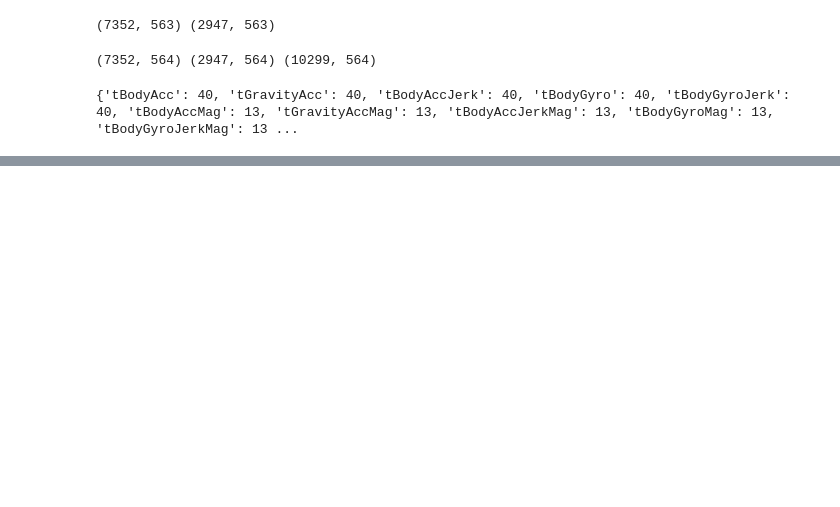
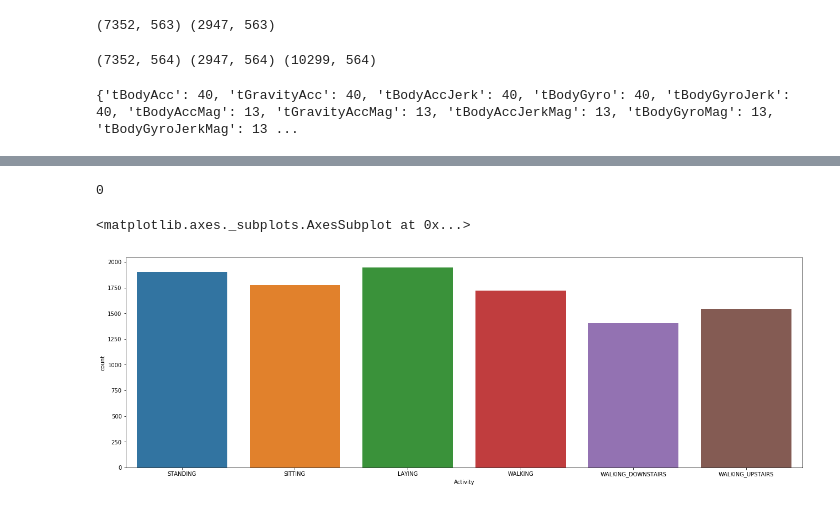
Before and after one commit to siddeshdhakar/Human-Activity-Recognition, a Jupyter notebook: Human Activity Recognition.ipynb, the cells around one changed output, grey strips where cells are left out. Cells and saved outputs as stored; diff of their text form; code cells hidden in the pictures; blank space fills up the shorter version.

```diff
--- a/Human Activity Recognition.ipynb
+++ b/Human Activity Recognition.ipynb
@@ -59,0 +60,10 @@ val.sort_values(by =['count'],ascending = [False])
+# %%
+(data.apply(lambda x:sum(x.isnull()))).sum()
+# %% [output]
+0
+# %%
+plt.figure(figsize = (22,7))
+sns.countplot(data['Activity'])
+# %% [output]
+<matplotlib.axes._subplots.AxesSubplot at 0x...>
+[figure, added]
```
Also changed, not shown: parts of 32 cells of this notebook.
